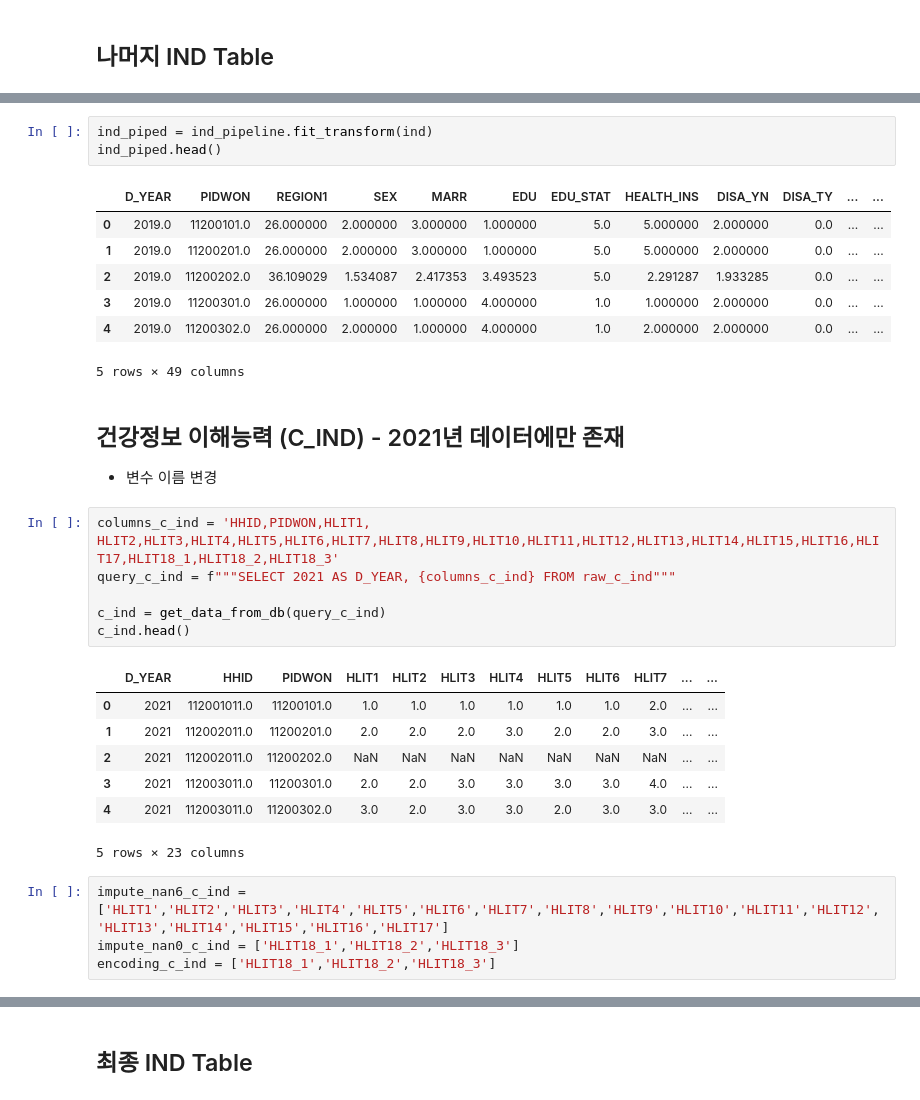
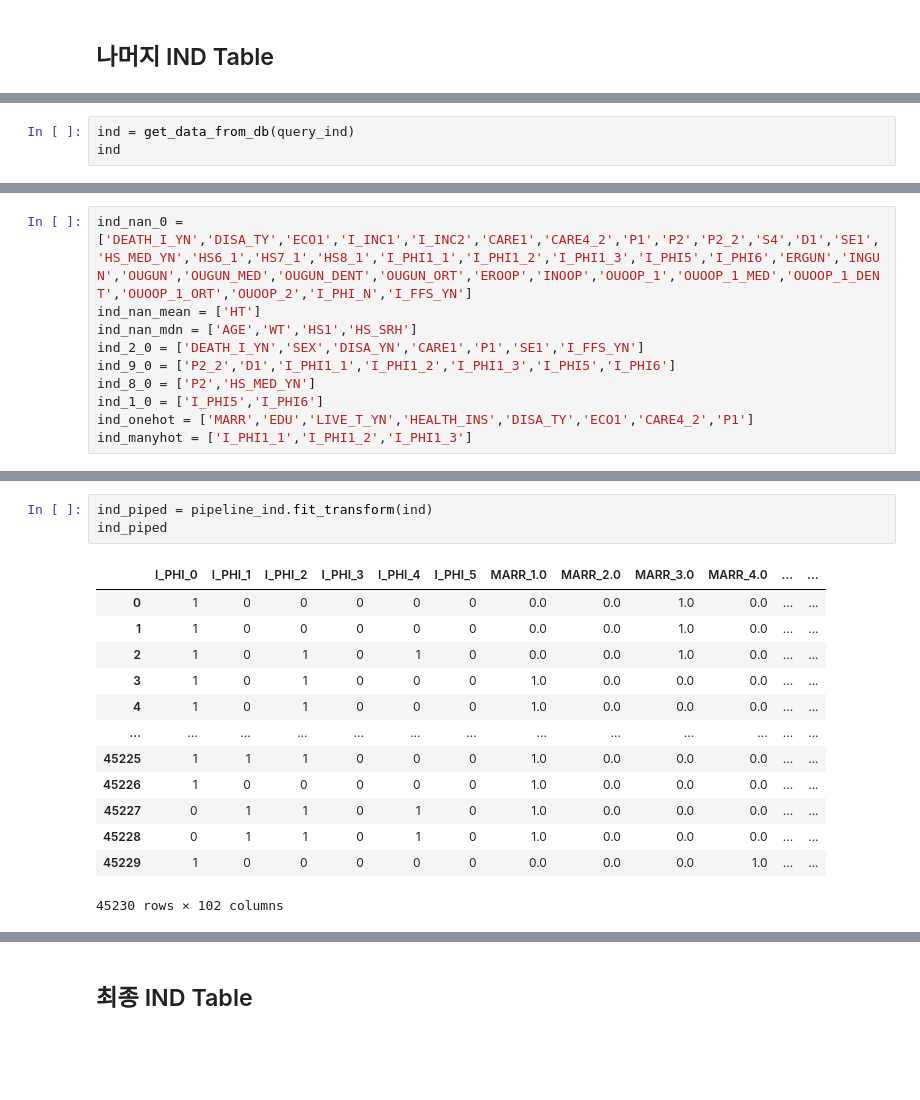
Before and after one commit to skqorrla/HK-M-Project, a Jupyter notebook: 01_Preprocessing_Pipeline.ipynb, the cells around one changed output, grey strips where cells are left out. Saved outputs shown, nothing was run; the diff lists cells and outputs as text; blank space fills up the shorter version.

Commit message:
Pipeline : HH, IND 완료

```diff
--- a/01_Preprocessing_Pipeline.ipynb
+++ b/01_Preprocessing_Pipeline.ipynb
@@ -397,0 +406,3 @@ ind_pipeline = Pipeline([
+# %%
+ind = get_data_from_db(query_ind)
+ind
@@ -397,0 +423,10 @@ ind_pipeline = Pipeline([
+# %%
+ind_nan_0 = ['DEATH_I_YN','DISA_TY','ECO1','I_INC1','I_INC2','CARE1','CARE4_2','P1','P2','P2_2','S4','D1','SE1','HS_MED_YN','HS6_1','HS7_1','HS8_1','I_PHI1_1','I_PHI1_2','I_PHI1_3','I_PHI5','I_PHI6','ERGUN','INGUN','OUGUN','OUGUN_MED','OUGUN_DENT','OUGUN_ORT','EROOP','INOOP','OUOOP_1','OUOOP_1_MED','OUOOP_1_DENT','OUOOP_1_ORT','OUOOP_2','I_PHI_N','I_FFS_YN']
+ind_nan_mean = ['HT']
+ind_nan_mdn = ['AGE','WT','HS1','HS_SRH']
+ind_2_0 = ['DEATH_I_YN','SEX','DISA_YN','CARE1','P1','SE1','I_FFS_YN']
+ind_9_0 = ['P2_2','D1','I_PHI1_1','I_PHI1_2','I_PHI1_3','I_PHI5','I_PHI6']
+ind_8_0 = ['P2','HS_MED_YN']
+ind_1_0 = ['I_PHI5','I_PHI6']
+ind_onehot = ['MARR','EDU','LIVE_T_YN','HEALTH_INS','DISA_TY','ECO1','CARE4_2','P1']
+ind_manyhot = ['I_PHI1_1','I_PHI1_2','I_PHI1_3']
@@ -398,32 +503,17 @@ ind_pipeline = Pipeline([
 # %%
-ind_piped = ind_pipeline.fit_transform(ind)
-ind_piped.head()
+ind_piped = pipeline_ind.fit_transform(ind)
+ind_piped
 # %% [output]
-|  | D_YEAR | PIDWON | REGION1 | SEX | MARR | EDU | EDU_STAT | HEALTH_INS | DISA_YN | DISA_TY | ... | ... |
-| 0 | 2019.0 | 11200101.0 | 26.000000 | 2.000000 | 3.000000 | 1.000000 | 5.0 | 5.000000 | 2.000000 | 0.0 | ... | ... |
-| 1 | 2019.0 | 11200201.0 | 26.000000 | 2.000000 | 3.000000 | 1.000000 | 5.0 | 5.000000 | 2.000000 | 0.0 | ... | ... |
-| 2 | 2019.0 | 11200202.0 | 36.109029 | 1.534087 | 2.417353 | 3.493523 | 5.0 | 2.291287 | 1.933285 | 0.0 | ... | ... |
-| 3 | 2019.0 | 11200301.0 | 26.000000 | 1.000000 | 1.000000 | 4.000000 | 1.0 | 1.000000 | 2.000000 | 0.0 | ... | ... |
-| 4 | 2019.0 | 11200302.0 | 26.000000 | 2.000000 | 1.000000 | 4.000000 | 1.0 | 2.000000 | 2.000000 | 0.0 | ... | ... |
+|  | I_PHI_0 | I_PHI_1 | I_PHI_2 | I_PHI_3 | I_PHI_4 | I_PHI_5 | MARR_1.0 | MARR_2.0 | MARR_3.0 | MARR_4.0 | ... | ... |
+| 0 | 1 | 0 | 0 | 0 | 0 | 0 | 0.0 | 0.0 | 1.0 | 0.0 | ... | ... |
+| 1 | 1 | 0 | 0 | 0 | 0 | 0 | 0.0 | 0.0 | 1.0 | 0.0 | ... | ... |
+| 2 | 1 | 0 | 1 | 0 | 1 | 0 | 0.0 | 0.0 | 1.0 | 0.0 | ... | ... |
+| 3 | 1 | 0 | 1 | 0 | 0 | 0 | 1.0 | 0.0 | 0.0 | 0.0 | ... | ... |
+| 4 | 1 | 0 | 1 | 0 | 0 | 0 | 1.0 | 0.0 | 0.0 | 0.0 | ... | ... |
+| ... | ... | ... | ... | ... | ... | ... | ... | ... | ... | ... | ... | ... |
+| 45225 | 1 | 1 | 1 | 0 | 0 | 0 | 1.0 | 0.0 | 0.0 | 0.0 | ... | ... |
+| 45226 | 1 | 0 | 0 | 0 | 0 | 0 | 1.0 | 0.0 | 0.0 | 0.0 | ... | ... |
+| 45227 | 0 | 1 | 1 | 0 | 1 | 0 | 1.0 | 0.0 | 0.0 | 0.0 | ... | ... |
+| 45228 | 0 | 1 | 1 | 0 | 1 | 0 | 1.0 | 0.0 | 0.0 | 0.0 | ... | ... |
+| 45229 | 1 | 0 | 0 | 0 | 0 | 0 | 0.0 | 0.0 | 0.0 | 1.0 | ... | ... |
-5 rows × 49 columns
+45230 rows × 102 columns
-# %% [markdown]
-## 건강정보 이해능력 (C_IND) - 2021년 데이터에만 존재
-- 변수 이름 변경
-# %%
-columns_c_ind = 'HHID,PIDWON,HLIT1, HLIT2,HLIT3,HLIT4,HLIT5,HLIT6,HLIT7,HLIT8,HLIT9,HLIT10,HLIT11,HLIT12,HLIT13,HLIT14,HLIT15,HLIT16,HLIT17,HLIT18_1,HLIT18_2,HLIT18_3'
-query_c_ind = f"""SELECT 2021 AS D_YEAR, {columns_c_ind} FROM raw_c_ind"""
-
-c_ind = get_data_from_db(query_c_ind)
-c_ind.head()
-# %% [output]
-|  | D_YEAR | HHID | PIDWON | HLIT1 | HLIT2 | HLIT3 | HLIT4 | HLIT5 | HLIT6 | HLIT7 | ... | ... |
-| 0 | 2021 | 112001011.0 | 11200101.0 | 1.0 | 1.0 | 1.0 | 1.0 | 1.0 | 1.0 | 2.0 | ... | ... |
-| 1 | 2021 | 112002011.0 | 11200201.0 | 2.0 | 2.0 | 2.0 | 3.0 | 2.0 | 2.0 | 3.0 | ... | ... |
-| 2 | 2021 | 112002011.0 | 11200202.0 | NaN | NaN | NaN | NaN | NaN | NaN | NaN | ... | ... |
-| 3 | 2021 | 112003011.0 | 11200301.0 | 2.0 | 2.0 | 3.0 | 3.0 | 3.0 | 3.0 | 4.0 | ... | ... |
-| 4 | 2021 | 112003011.0 | 11200302.0 | 3.0 | 2.0 | 3.0 | 3.0 | 2.0 | 3.0 | 3.0 | ... | ... |
-5 rows × 23 columns
-# %%
-impute_nan6_c_ind = ['HLIT1','HLIT2','HLIT3','HLIT4','HLIT5','HLIT6','HLIT7','HLIT8','HLIT9','HLIT10','HLIT11','HLIT12','HLIT13','HLIT14','HLIT15','HLIT16','HLIT17']
-impute_nan0_c_ind = ['HLIT18_1','HLIT18_2','HLIT18_3']
-encoding_c_ind = ['HLIT18_1','HLIT18_2','HLIT18_3']
```
Also changed, not shown: parts of 13 cells of this notebook.
